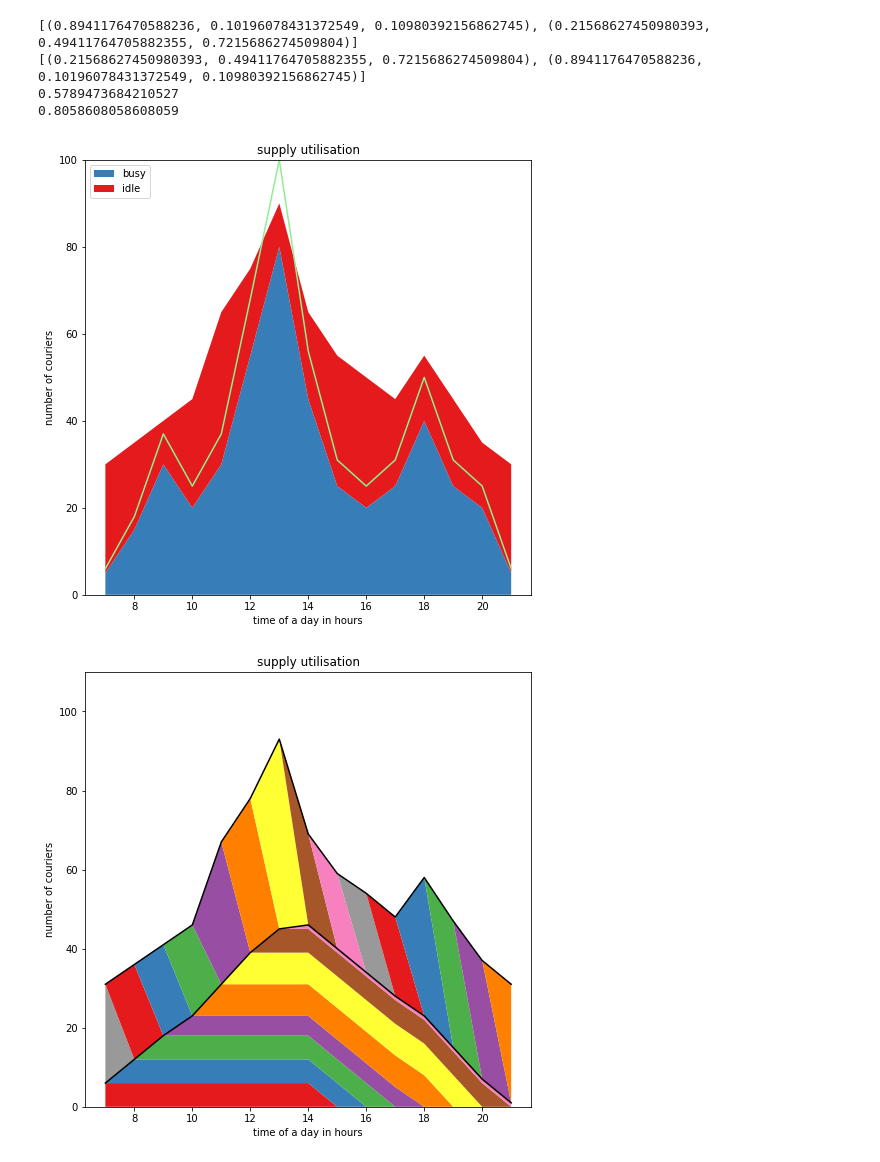
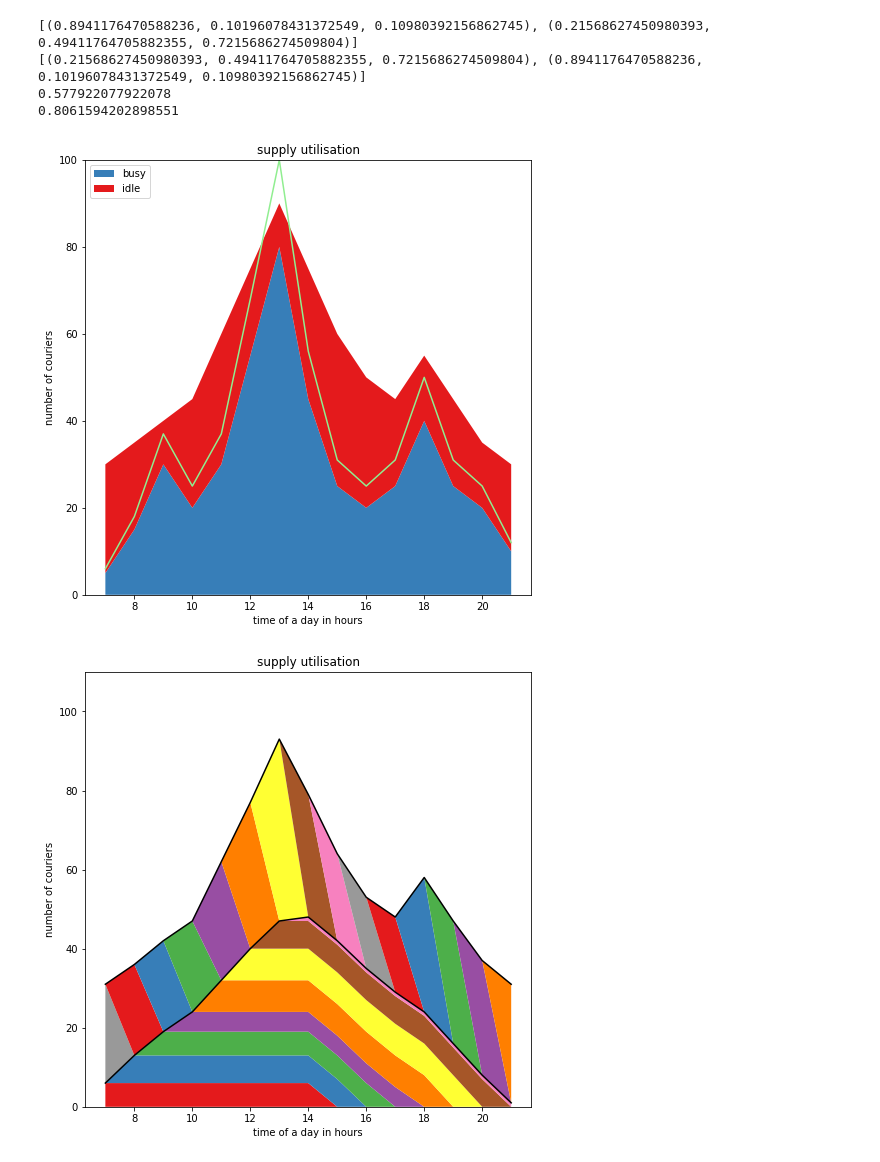
Before and after one commit to IlyaZinkovich/courier-shifts-planning, a Jupyter notebook: analysis.ipynb, the cells around one changed output. Drawn from its saved outputs; the diff is of its cells as text; code cells hidden in the pictures.

```diff
--- a/analysis.ipynb
+++ b/analysis.ipynb
@@ -1,37 +1,37 @@
 # %%
 import numpy as np
 import matplotlib as mpl
 from matplotlib import pyplot as plt
 from matplotlib import dates as mdates
 import matplotlib.pyplot as plt
 import seaborn as sns
 
 hours = np.arange(7, 22)
-busy = np.array([ 5, 15, 30, 20, 30, 55, 80, 45, 25, 20, 25, 40, 25, 20, 5])
-idle = np.array([25, 20, 10, 25, 35, 20, 10, 20, 30, 30, 20, 15, 20, 15, 25])
+busy = np.array([ 5, 15, 30, 20, 30, 55, 80, 45, 25, 20, 25, 40, 25, 20, 10])
+idle = np.array([25, 20, 10, 25, 30, 20, 10, 30, 35, 30, 20, 15, 20, 15, 20])
 optimal = (busy / 0.8).astype(np.int)
 
 _, ax = plt.subplots(figsize = (8, 8))
 ax.set_title('supply utilisation')
 ax.set_xlabel('time of a day in hours')
 ax.set_ylabel('number of couriers')
 ax.set_ylim(0, np.max(np.add(idle, busy)) + 10)
 palette = sns.color_palette("Set1")
 print(palette[:2])
 print(palette[:2][::-1])
 ax.stackplot(hours, busy, idle, labels = ['busy', 'idle'], colors = palette[:2][::-1])
 ax.plot(hours, optimal, color = 'lightgreen')
 ax.legend(loc = 'upper left')
 # plt.savefig('diagram.svg')
 
 print(np.sum(busy) / (np.sum(busy) + np.sum(idle)))
 print(np.sum(busy) / (np.sum(optimal)))
 # %% [output]
 [(0.8941176470588236, 0.10196078431372549, 0.10980392156862745), (0.21568627450980393, 0.49411764705882355, 0.7215686274509804)]
 [(0.21568627450980393, 0.49411764705882355, 0.7215686274509804), (0.8941176470588236, 0.10196078431372549, 0.10980392156862745)]
-0.5789473684210527
-0.8058608058608059
+0.577922077922078
+0.8061594202898551
-[figure, old version]
+[figure, new version]
 # %%
 from scipy.optimize import linprog
 from cvxopt import matrix
@@ -85,7 +85,7 @@ def plot(shifts):
 # %%
 plot(solve(np.add(idle, busy)))
 # %% [output]
-[figure, old version]
+[figure, new version]
 # %%
 plot(solve(optimal))
 # %% [output]
```
Also changed, not shown: parts of 2 cells of this notebook.
